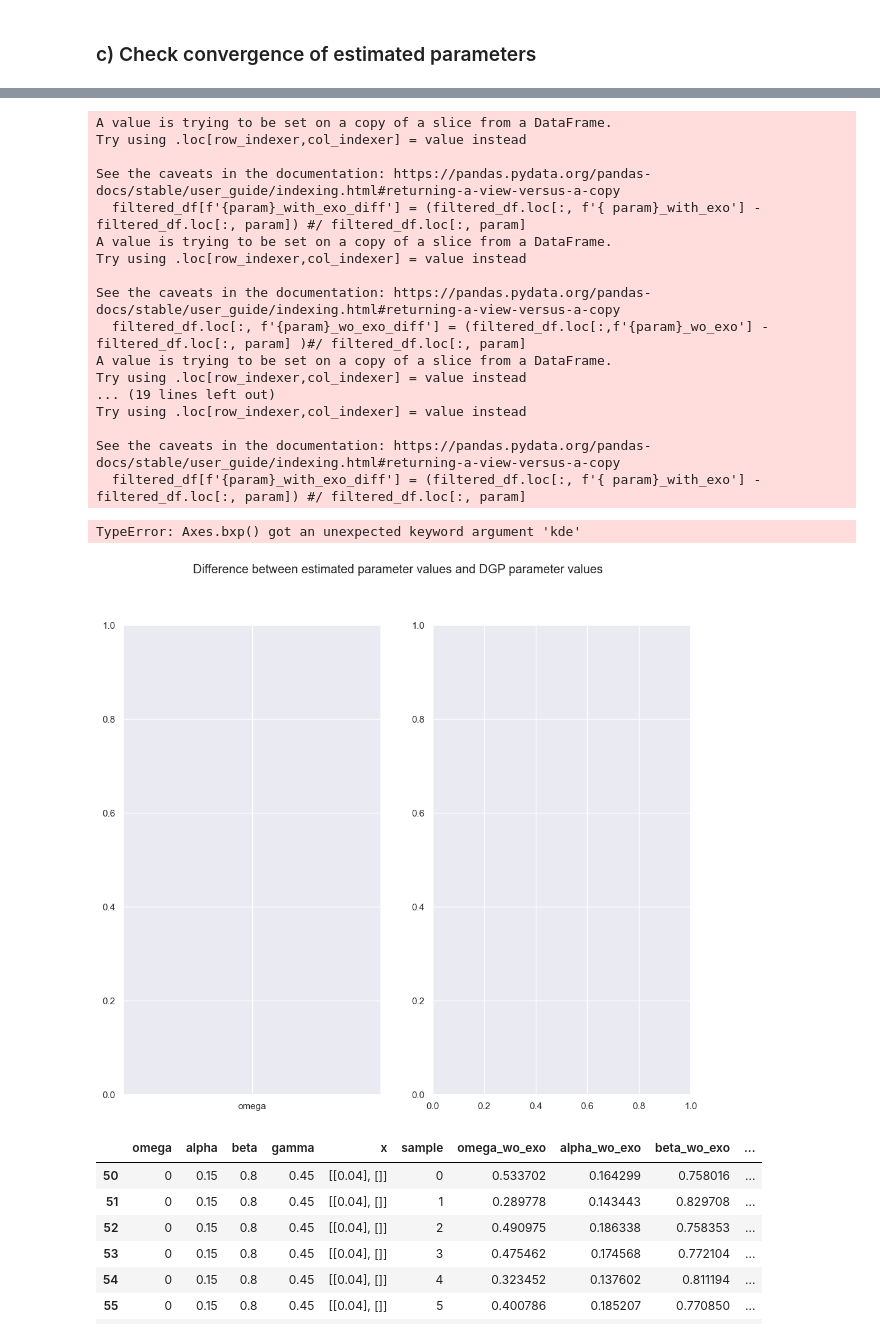
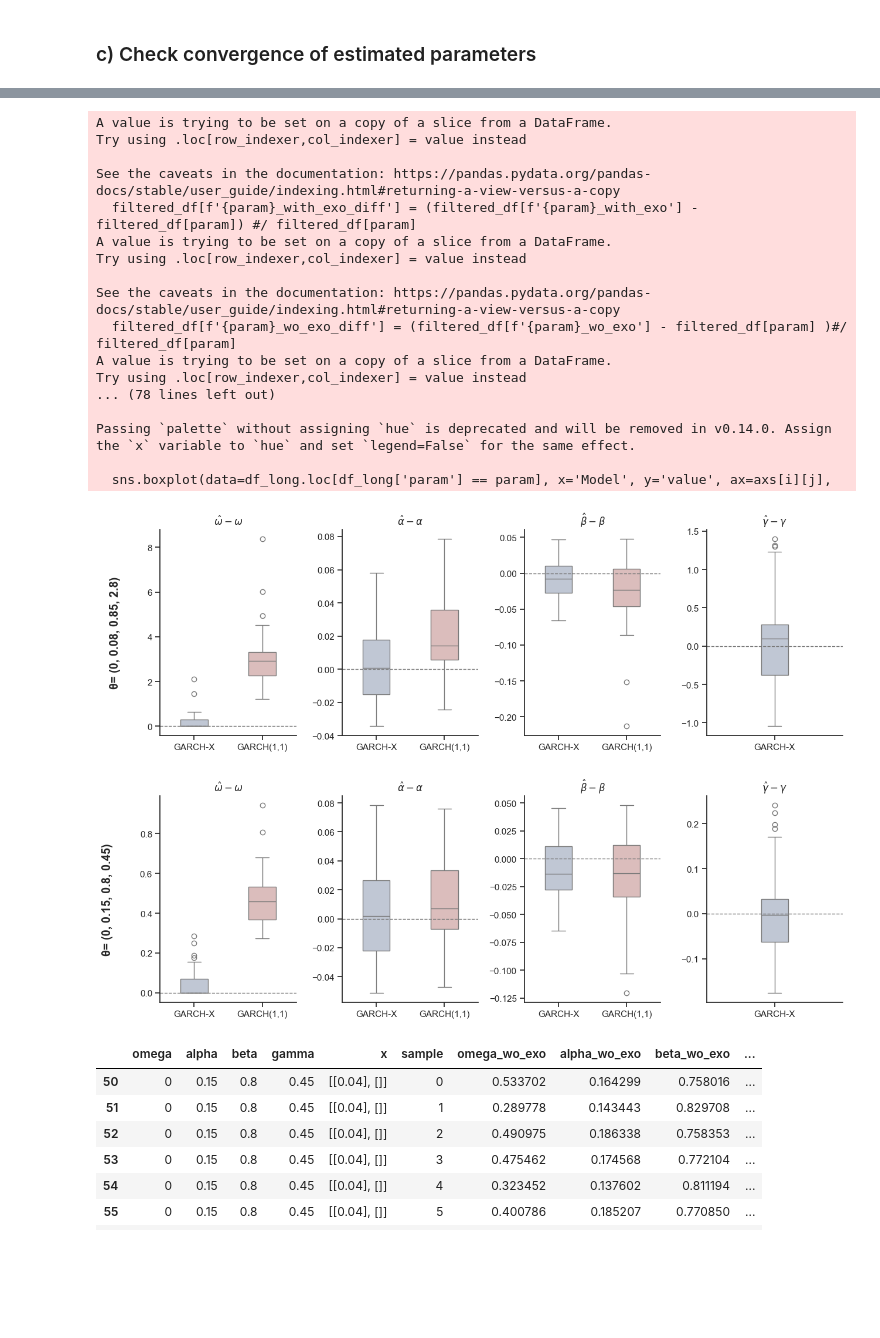
Before and after one commit to hwh1771/sentiment-analysis-volatility-forecasting, a Jupyter notebook: notebooks/05_simumlation_study.ipynb, the cells around one changed output, grey strips where cells are left out. Drawn from its saved outputs; the diff is of its cells as text; code cells hidden in the pictures; blank space fills up the shorter version.

Commit message:
Update simulation study plot

```diff
--- a/notebooks/05_simumlation_study.ipynb
+++ b/notebooks/05_simumlation_study.ipynb
@@ -14,8 +14,10 @@ import pandas as pd
 #! pip install seaborn
 import seaborn as sns
 
-sns.set_theme()
-sns.set_style('darkgrid')
+sns.set_theme(style="whitegrid")
+custom_params = {"axes.spines.right": False, "axes.spines.top": False}
+sns.set_theme(style="ticks", rc=custom_params)
+#sns.set_style('darkgrid')
 
 from tqdm import tqdm
 from arch import arch_model
@@ -95,7 +93,7 @@ T = 1200
 np.random.seed(19)
 x = generate_ARMA_data([0.4], [], T)
 
-params = (0.000000471, 0.0633, 0.913, 0.000210) # (omega, alpha, beta, gamma)
+params = (0.0471, 0.0633, 0.913, 0.000210) # (omega, alpha, beta, gamma)
 e, sigma2 = generate_GARCH_data(*params, T, x)
 # %%
 f, axs = plt.subplots(figsize=(11, 4))
@@ -404,59 +386,81 @@ param_df
 #itertools.product(omegas, alphas, betas, gammas)
 # %%
 r = 2
-f, axs = plt.subplots(1, 2, figsize=(12,10))
-f.suptitle(r"Difference between estimated parameter values and DGP parameter values")
+axis_color = 'gray'
+f, axs = plt.subplots(2, 4, figsize=(13, 9), constrained_layout=True)
+#f.suptitle(r"Difference between estimated parameter values and DGP parameter values")
+
 for i, params in enumerate(spy_params):
 
     omega, alpha, beta, gamma = params
 
     filtered_df = result_df.loc[(result_df['omega'] == omega) & (result_df['alpha'] == alpha) &
-                                (result_df['beta'] == beta) & (result_df['gamma'] == gamma) & (result_df['without_exo_opt_suc'])]
+                                (result_df['beta'] == beta) & (result_df['gamma'] == gamma) & (result_df['without_exo_opt_suc']), :]
 
     for param in ['omega', 'alpha', 'beta', 'gamma']:
-        filtered_df[f'{param}_with_exo_diff'] = (filtered_df.loc[:, f'{ param}_with_exo'] - filtered_df.loc[:, param]) #/ filtered_df.loc[:, param]
+        filtered_df[f'{param}_with_exo_diff'] = (filtered_df[f'{param}_with_exo'] - filtered_df[param]) #/ filtered_df[param]
         if param == 'gamma':
             continue
-        filtered_df.loc[:, f'{param}_wo_exo_diff'] = (filtered_df.loc[:,f'{param}_wo_exo'] - filtered_df.loc[:, param] )#/ filtered_df.loc[:, param]
+        filtered_df[f'{param}_wo_exo_diff'] = (filtered_df[f'{param}_wo_exo'] - filtered_df[param] )#/ filtered_df[param]
 
         # Melt the DataFrame to long format
     df_long = filtered_df[['omega_with_exo_diff', 'omega_wo_exo_diff',
         'alpha_with_exo_diff', 'alpha_wo_exo_diff', 'beta_with_exo_diff',
         'beta_wo_exo_diff', 'gamma_with_exo_diff']].melt(var_name='parameter', value_name='value')
 
     # Extract the type (omega, alpha, beta, gamma) and whether it is 'with' or 'wo'
-    df_long[''] = df_long['parameter'].str.extract(r'^(omega|alpha|beta|gamma)')
+    df_long['param'] = df_long['parameter'].str.extract(r'^(omega|alpha|beta|gamma)')
     df_long['Model'] = df_long['parameter'].str.contains('with').map({True: 'GARCH-X', False: 'GARCH(1,1)'})
 
-    sns.boxplot(data=df_long, x='', y='value', hue='Model', ax=axs[i],  width=.4, palette="vlag")
-    axs[i].axhline(y=0, color="#7A7A7A", linestyle='--', linewidth=1)
+    for j, (param, label) in enumerate(zip(['omega', 'alpha', 'beta', 'gamma'], [r"$\hat{\omega}-\omega$", r'$\hat{\alpha}-\alpha$', r'$\hat{\beta}-\beta$', r'$\hat{\gamma}-\gamma$'])):
 
-    axs[i].set_xticklabels([r'$\hat{\omega}-\omega$', r'$\hat{\alpha}-\alpha$', r'$\hat{\beta}-\beta$', r'$\hat{\gamma}-\gamma$'])
-    axs[i].title.set_text(fr"$\omega$={omega}, $\alpha$={alpha}, $\beta$={beta}, $\gamma$={gamma}")
-    axs[i].legend(fontsize=10)
+        legend = True if j == 0 else False
+        if param != 'gamma':
+            sns.boxplot(data=df_long.loc[df_long['param'] == param], x='Model', y='value', ax=axs[i][j],
+                        width=.4, palette="vlag")
+        else:
+            sns.boxplot(data=df_long.loc[df_long['param'] == param], x='Model', y='value', ax=axs[i][j],
+                        width=.2, color=sns.color_palette('vlag', 5)[1])
+
+        axs[i][j].set_xlabel('')
+        if j == 0:
+            axs[i][j].set_ylabel(f"θ= {params}", size='large', labelpad=33, weight="bold")
+        else:
+            axs[i][j].set_ylabel('')
+
+        axs[i][j].axhline(y=0, color="#7A7A7A", linestyle='--', linewidth=1)
+        axs[i][j].set_title(label, weight="bold", size='medium')
 
 
-f.tight_layout()
+        axs[i][j].set_xticklabels(['GARCH-X', 'GARCH(1,1)'])
+
+        # Keep only left and bottom spines and set their color
+        # axs[i][j].spines["left"].set_color(axis_color)
+        # axs[i][j].spines["bottom"].set_color(axis_color)
+        # axs[i][j].tick_params(axis='x', colors=axis_color)
+        # axs[i][j].tick_params(axis='y', colors=axis_color)
+
+
+f.tight_layout(h_pad=2.7)
 # %% [output]
 A value is trying to be set on a copy of a slice from a DataFrame.
 Try using .loc[row_indexer,col_indexer] = value instead
 
 See the caveats in the documentation: https://pandas.pydata.org/pandas-docs/stable/user_guide/indexing.html#returning-a-view-versus-a-copy
-  filtered_df[f'{param}_with_exo_diff'] = (filtered_df.loc[:, f'{ param}_with_exo'] - filtered_df.loc[:, param]) #/ filtered_df.loc[:, param]
+  filtered_df[f'{param}_with_exo_diff'] = (filtered_df[f'{param}_with_exo'] - filtered_df[param]) #/ filtered_df[param]
 A value is trying to be set on a copy of a slice from a DataFrame.
 Try using .loc[row_indexer,col_indexer] = value instead
 
 See the caveats in the documentation: https://pandas.pydata.org/pandas-docs/stable/user_guide/indexing.html#returning-a-view-versus-a-copy
-  filtered_df.loc[:, f'{param}_wo_exo_diff'] = (filtered_df.loc[:,f'{param}_wo_exo'] - filtered_df.loc[:, param] )#/ filtered_df.loc[:, param]
+  filtered_df[f'{param}_wo_exo_diff'] = (filtered_df[f'{param}_wo_exo'] - filtered_df[param] )#/ filtered_df[param]
 A value is trying to be set on a copy of a slice from a DataFrame.
 Try using .loc[row_indexer,col_indexer] = value instead
-... (19 lines left out)
-Try using .loc[row_indexer,col_indexer] = value instead
+... (78 lines left out)
 
-See the caveats in the documentation: https://pandas.pydata.org/pandas-docs/stable/user_guide/indexing.html#returning-a-view-versus-a-copy
-  filtered_df[f'{param}_with_exo_diff'] = (filtered_df.loc[:, f'{ param}_with_exo'] - filtered_df.loc[:, param]) #/ filtered_df.loc[:, param]
+Passing `palette` without assigning `hue` is deprecated and will be removed in v0.14.0. Assign the `x` variable to `hue` and set `legend=False` for the same effect.
+
+  sns.boxplot(data=df_long.loc[df_long['param'] == param], x='Model', y='value', ax=axs[i][j],
-TypeError: Axes.bxp() got an unexpected keyword argument 'kde'
-[figure, old version]
+[figure, new version]
 # %%
 filtered_df
 # %% [output]
```
Also changed, not shown: parts of 15 cells of this notebook.
